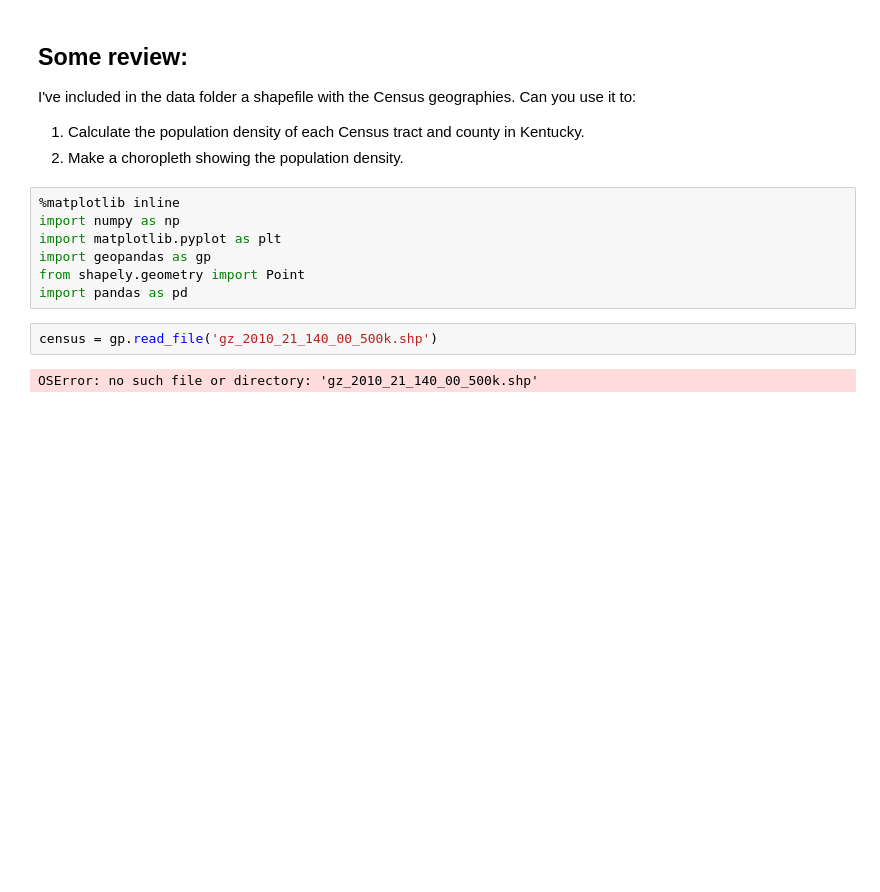
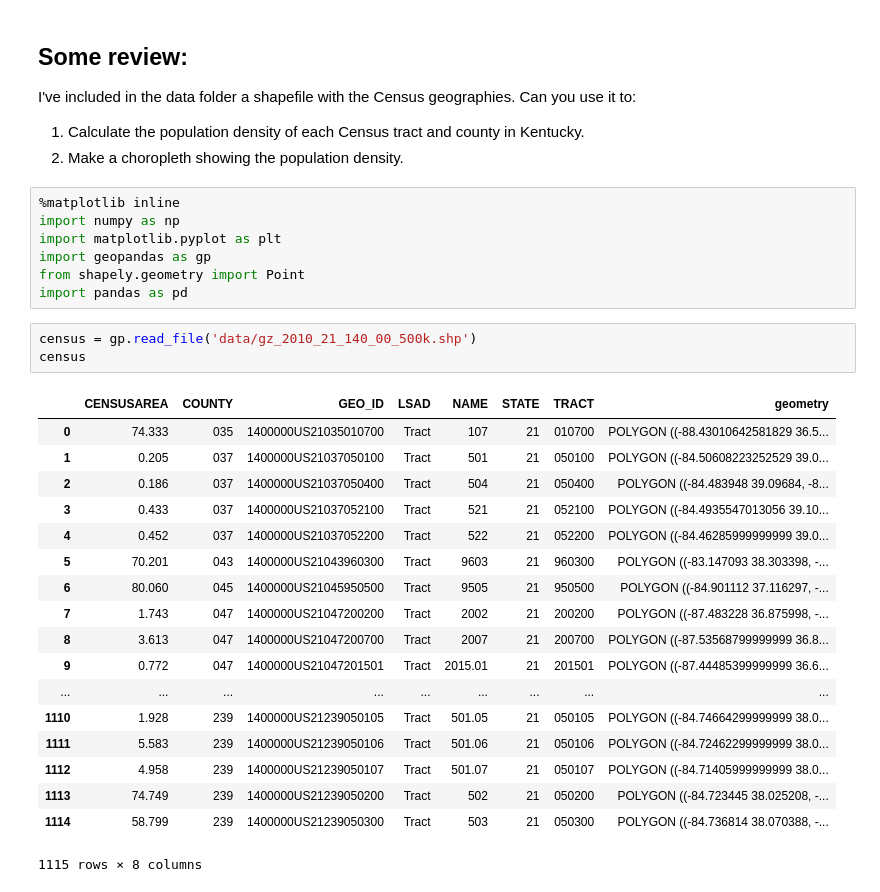
Before and after one commit to uky-transport-data-science/ce599, a Jupyter notebook: 12-Grouping/groupby.ipynb, the cells around one changed output. Drawn from its saved outputs; the diff is of its cells as text; blank space fills up the shorter version.

```diff
--- a/12-Grouping/groupby.ipynb
+++ b/12-Grouping/groupby.ipynb
@@ -401,6 +461,24 @@ import geopandas as gp
 from shapely.geometry import Point
 import pandas as pd
 # %%
-census = gp.read_file('gz_2010_21_140_00_500k.shp')
+census = gp.read_file('data/gz_2010_21_140_00_500k.shp')
+census
 # %% [output]
+|  | CENSUSAREA | COUNTY | GEO_ID | LSAD | NAME | STATE | TRACT | geometry |
+| 0 | 74.333 | 035 | 1400000US21035010700 | Tract | 107 | 21 | 010700 | POLYGON ((-88.43010642581829 36.5... |
+| 1 | 0.205 | 037 | 1400000US21037050100 | Tract | 501 | 21 | 050100 | POLYGON ((-84.50608223252529 39.0... |
+| 2 | 0.186 | 037 | 1400000US21037050400 | Tract | 504 | 21 | 050400 | POLYGON ((-84.483948 39.09684, -8... |
+| 3 | 0.433 | 037 | 1400000US21037052100 | Tract | 521 | 21 | 052100 | POLYGON ((-84.4935547013056 39.10... |
+| 4 | 0.452 | 037 | 1400000US21037052200 | Tract | 522 | 21 | 052200 | POLYGON ((-84.46285999999999 39.0... |
+| 5 | 70.201 | 043 | 1400000US21043960300 | Tract | 9603 | 21 | 960300 | POLYGON ((-83.147093 38.303398, -... |
+| 6 | 80.060 | 045 | 1400000US21045950500 | Tract | 9505 | 21 | 950500 | POLYGON ((-84.901112 37.116297, -... |
+| 7 | 1.743 | 047 | 1400000US21047200200 | Tract | 2002 | 21 | 200200 | POLYGON ((-87.483228 36.875998, -... |
+| 8 | 3.613 | 047 | 1400000US21047200700 | Tract | 2007 | 21 | 200700 | POLYGON ((-87.53568799999999 36.8... |
+| 9 | 0.772 | 047 | 1400000US21047201501 | Tract | 2015.01 | 21 | 201501 | POLYGON ((-87.44485399999999 36.6... |
+| ... | ... | ... | ... | ... | ... | ... | ... | ... |
+| 1110 | 1.928 | 239 | 1400000US21239050105 | Tract | 501.05 | 21 | 050105 | POLYGON ((-84.74664299999999 38.0... |
+| 1111 | 5.583 | 239 | 1400000US21239050106 | Tract | 501.06 | 21 | 050106 | POLYGON ((-84.72462299999999 38.0... |
+| 1112 | 4.958 | 239 | 1400000US21239050107 | Tract | 501.07 | 21 | 050107 | POLYGON ((-84.71405999999999 38.0... |
+| 1113 | 74.749 | 239 | 1400000US21239050200 | Tract | 502 | 21 | 050200 | POLYGON ((-84.723445 38.025208, -... |
+| 1114 | 58.799 | 239 | 1400000US21239050300 | Tract | 503 | 21 | 050300 | POLYGON ((-84.736814 38.070388, -... |
-OSError: no such file or directory: 'gz_2010_21_140_00_500k.shp'
+1115 rows × 8 columns
```
Also changed, not shown: parts of 3 cells of this notebook, 1 other file.
